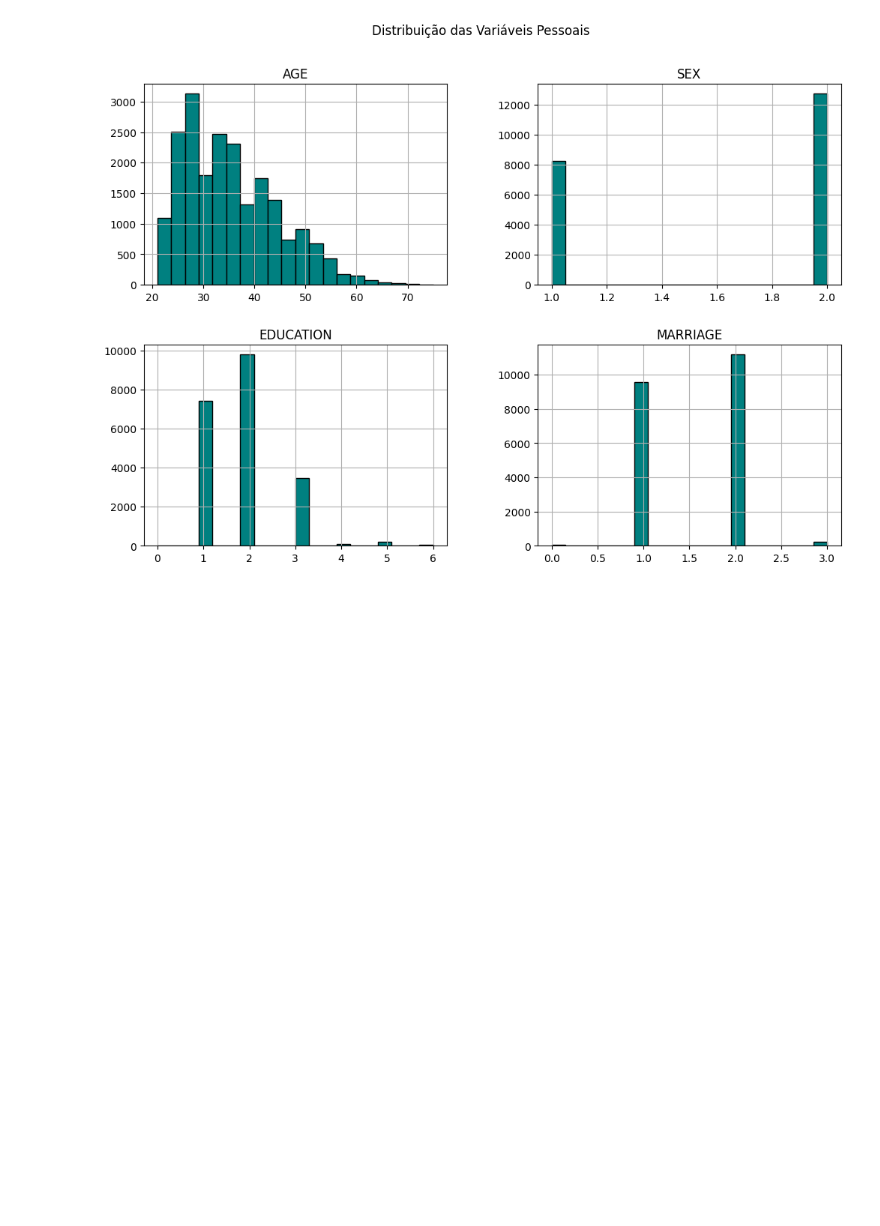
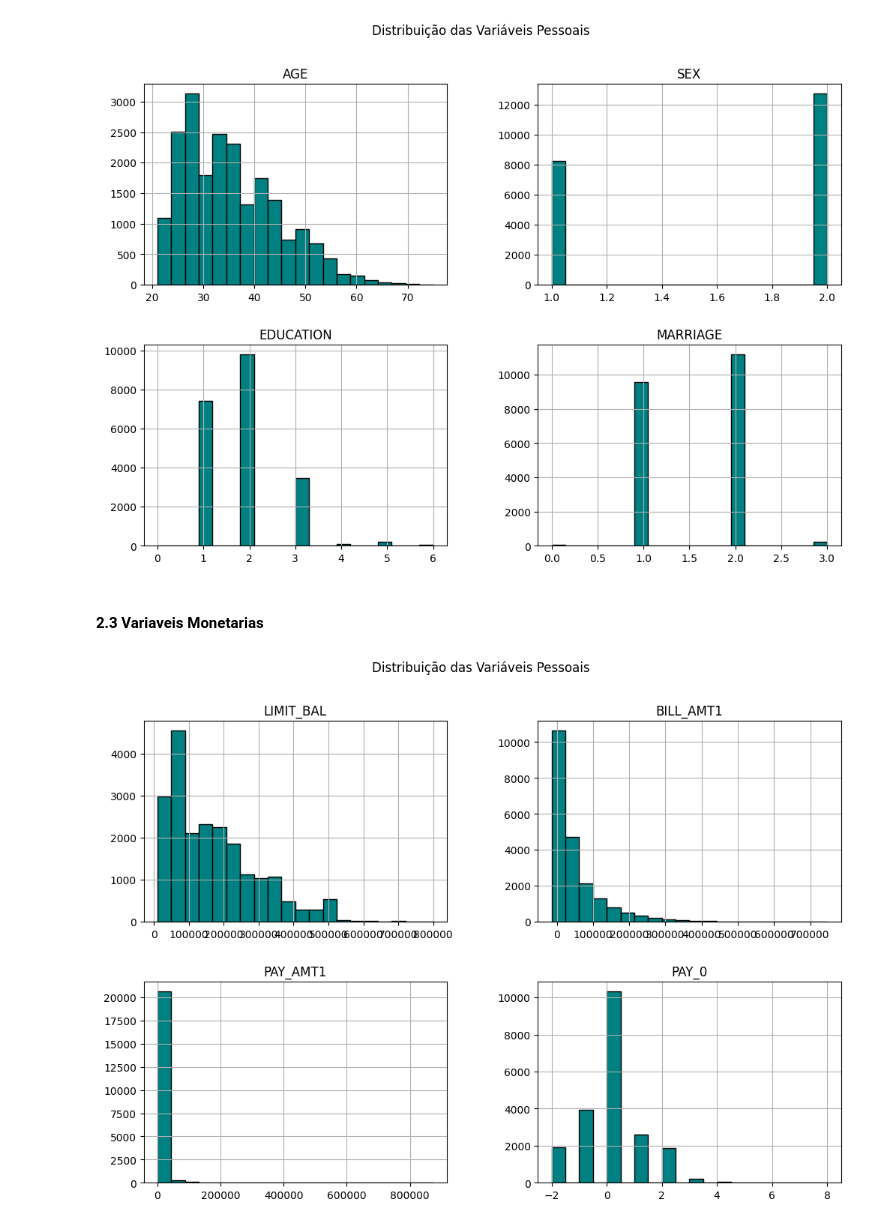
Before and after one commit to HammadN98/inadimplencia_em_cartoes_de_credito, a Jupyter notebook: inadimplecia_credito.ipynb, the cells around one changed output. Cells and saved outputs as stored; diff of their text form; code cells hidden in the pictures; blank space fills up the shorter version.

Commit message:
MONETARIAS V1

```diff
--- a/inadimplecia_credito.ipynb
+++ b/inadimplecia_credito.ipynb
@@ -127,3 +127,12 @@ plt.suptitle("Distribuição das Variáveis Pessoais")
 plt.show()
 # %% [output]
 [figure]
+# %% [markdown]
+#### 2.3 Variaveis Monetarias
+# %%
+monetarias = ['LIMIT_BAL','BILL_AMT1', 'PAY_AMT1', 'PAY_0']
+dados[monetarias].hist(figsize=(12, 8), bins=20, color='teal', edgecolor='black')
+plt.suptitle("Distribuição das Variáveis Pessoais")
+plt.show()
+# %% [output]
+[figure, added]
```
